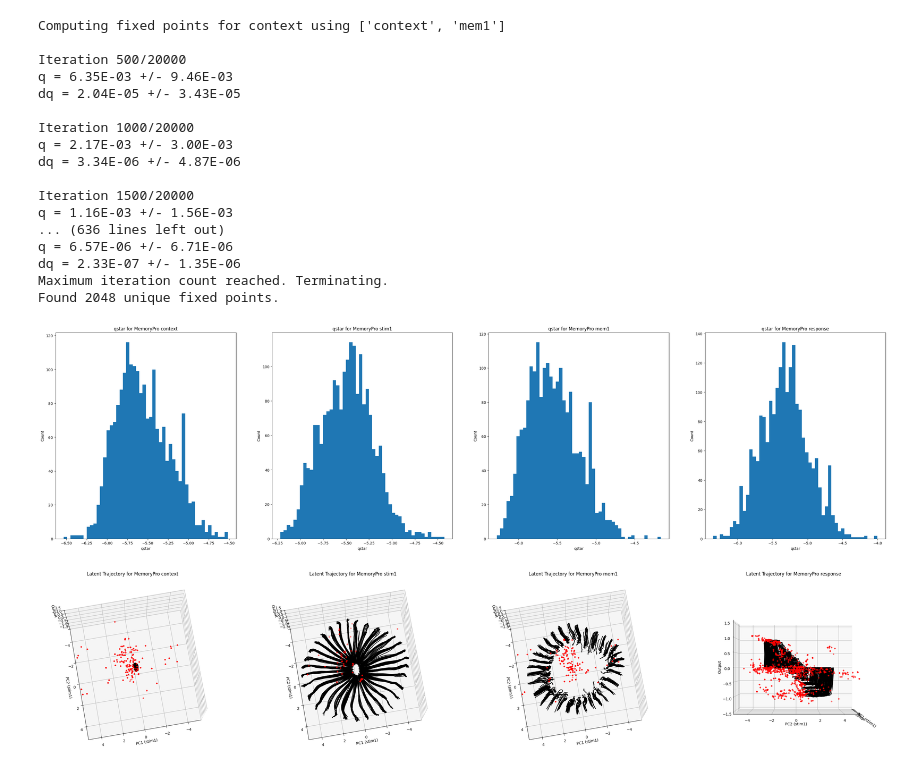
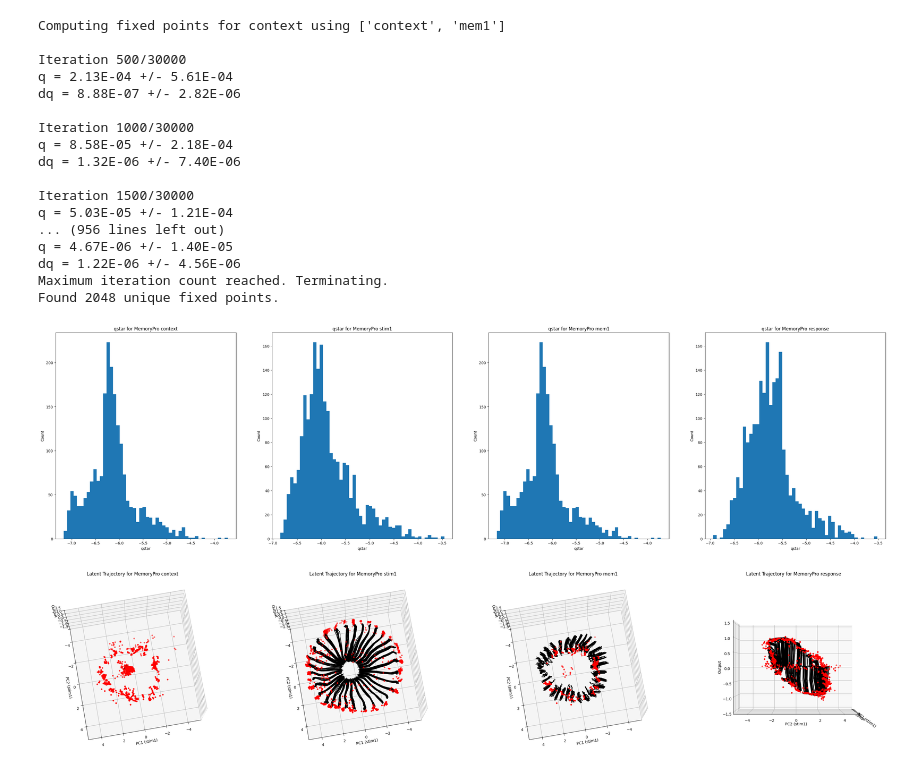
Before and after one commit to snel-repo/ComputationThruDynamicsBenchmark, a Jupyter notebook: examples/dev/multitask/MultiTaskCompiledNotebook.ipynb, the cells around one changed output. Saved outputs shown, nothing was run; the diff lists cells and outputs as text; code cells hidden in the pictures.

```diff
--- a/examples/dev/multitask/MultiTaskCompiledNotebook.ipynb
+++ b/examples/dev/multitask/MultiTaskCompiledNotebook.ipynb
@@ -15,7 +15,7 @@ import imageio
 
 suffix = "MultiTaskNoisyGRU"
 filepath1 = (
-"/home/csverst/Github/CtDBenchmark/content/trained_models/task-trained/20240502_MultiTask_NoisyGRU_DynamicNoise2/max_epochs=2000 noise=0.0 dynamic_noise=0.3 n_samples=2250 batch_size=750 latent_size=128 seed=0 learning_rate=0.001/"
+"/home/csverst/Github/CtDBenchmark/content/trained_models/task-trained/20240508_Fig1_MultiTask_NoisyGRU_Final_SharedBatch/max_epochs=1500 noise=0.3 num_targets=128 grouped_sampler=True n_samples=2000 batch_size=512 latent_size=128 seed=0 learning_rate=0.002/"
 )
 plot_path = (
     "/home/csverst/Github/InterpretabilityBenchmark/"
@@ -24,8 +24,8 @@ plot_path = (
 os.makedirs(plot_path, exist_ok=True)
 
 
-phase_plot = "stim1"
-phase_for_pca = "stim1"
+phase_plot = "mem1"
+phase_for_pca = "mem1"
 task_to_analyze = "MemoryPro"
 task_for_pca = "MemoryPro"
 plot_fps = True
@@ -73,10 +73,10 @@ lats_pca = lats_pca.reshape(B, T, -1)
 
 # Get the full trial latents in the phase PCA space
 # %%
-# n_interp_steps = 20
-# fps = comp.plot_fps_phase_interpolation(
-#     task= task_to_analyze,
-#     phase1= 'mem1', phase2= 'response',
-#     n_interp_steps=n_interp_steps, max_iters_init = 10000, max_iters = 10000,
-#     lr = 5e-3, use_noisy= False)
-# xstars = np.array([fp.xstar for fp in fps])
+n_interp_steps = 20
+fps = comp.plot_fps_phase_interpolation(
+    task= task_to_analyze,
+    phase1= 'mem1', phase2= 'response',
+    n_interp_steps=n_interp_steps, max_iters_init = 2000, max_iters = 1000,
+    lr = 5e-2, use_noisy= False)
+xstars = np.array([fp.xstar for fp in fps])
@@ -118,10 +140,10 @@ lats_pca = lats_pca.reshape(B, T, -1)
 # %%
-# fps_task = comp.compute_fps_task_interpolation(
-#     task1 = "MemoryPro",
-#     task2 = "MemoryAnti",
-#     phase = 'mem1',
-#     n_interp_steps=n_interp_steps,
-#     max_iters_init = 10000, max_iters = 2000,
-#     lr = 1e-3, use_noisy= False)
+fps_task = comp.compute_fps_task_interpolation(
+    task1 = "MemoryPro",
+    task2 = "MemoryAnti",
+    phase = 'mem1',
+    n_interp_steps=n_interp_steps,
+    max_iters_init = 10000, max_iters = 2000,
+    lr = 1e-3, use_noisy= False)
 
-# xstars_task = np.array([fp.xstar for fp in fps_task])
+xstars_task = np.array([fp.xstar for fp in fps_task])
@@ -166,54 +203,54 @@ for i, phase_for_fp in enumerate(phase_list):
     fps[phase_names[i]]= comp.compute_fps_phase(
         phases=phase_for_fp,
         task_to_analyze=task_to_analyze,
-        noise_scale=0.0, lr = 1e-3,
-        max_iters = 20000, use_noisy = False
+        noise_scale=0.0, lr = 5e-3,
+        max_iters = 30000, use_noisy = False
         )
 
     # Transform the fps and x_trajs into the PCA space
     xstar= fps[phase_names[i]].xstar
     xstar_pca.append(pca.transform(xstar))
     fps_out.append(readout(torch.Tensor(xstar)).detach().numpy())
     q_star.append(fps[phase_names[i]].qstar)
 xstar_pca = np.stack(xstar_pca, axis = 0)
 fps_out = np.stack(fps_out, axis = 0)
 fps_mat = np.concatenate((xstar_pca[:,:,:2], fps_out[:,:,1:2]), axis=2)
 q_star = np.stack(q_star, axis = 0)
 # Set values of qstar that are zero to 1e-16 for plotting
 q_star[q_star == 0] = 1e-16
 fig = plt.figure(figsize=(10*num_phases, 10))
 for i, phase in enumerate(phase_names):
     # Add histogram of qstar
     ax = fig.add_subplot(1, num_phases, i+1)
     ax.hist(np.log10(q_star[i]), bins=50)
     ax.set_xlabel("qstar")
     ax.set_ylabel("Count")
     ax.set_title(f"qstar for {task_to_analyze} {phase}")
 # plt.savefig(comp.plot_path + f"qstar_{task_to_analyze}_{phase}.png", dpi=300)
 plt.show()
 # %% [output]
 Computing fixed points for context using ['context', 'mem1']
 
-Iteration 500/20000
-q = 6.35E-03 +/- 9.46E-03
-dq = 2.04E-05 +/- 3.43E-05
+Iteration 500/30000
+q = 2.13E-04 +/- 5.61E-04
+dq = 8.88E-07 +/- 2.82E-06
 
-Iteration 1000/20000
-q = 2.17E-03 +/- 3.00E-03
-dq = 3.34E-06 +/- 4.87E-06
+Iteration 1000/30000
+q = 8.58E-05 +/- 2.18E-04
+dq = 1.32E-06 +/- 7.40E-06
 
-Iteration 1500/20000
-q = 1.16E-03 +/- 1.56E-03
-... (636 lines left out)
-q = 6.57E-06 +/- 6.71E-06
-dq = 2.33E-07 +/- 1.35E-06
+Iteration 1500/30000
+q = 5.03E-05 +/- 1.21E-04
+... (956 lines left out)
+q = 4.67E-06 +/- 1.40E-05
+dq = 1.22E-06 +/- 4.56E-06
 Maximum iteration count reached. Terminating.
 Found 2048 unique fixed points.
-[figure, old version]
+[figure, new version]
 # %%
 # window to only FPs whose q values are less than thresh
 fps_plot = fps_mat.copy()
-threshs = [1e-6, 1e-6, 1e-6, 5e-6]
+threshs = [1e-6,5e-6, 4e-7, 4e-6]
 for i, phase in enumerate(phase_names):
     q_flag = q_star[i] < threshs[i]
     fps_plot[i, ~q_flag, :] = np.nan
@@ -251,7 +288,7 @@ for i, phase in enumerate(phase_names):
 plt.show()
 # plt.savefig(comp.plot_path + f"LatentTraj_{task_to_analyze}_{phase}.png", dpi=300)
 # %% [output]
-[figure, old version]
+[figure, new version]
 # %%
 
 def angles_to_colors(angles):
```
Also changed, not shown: parts of 4 cells of this notebook, 17 other files.
